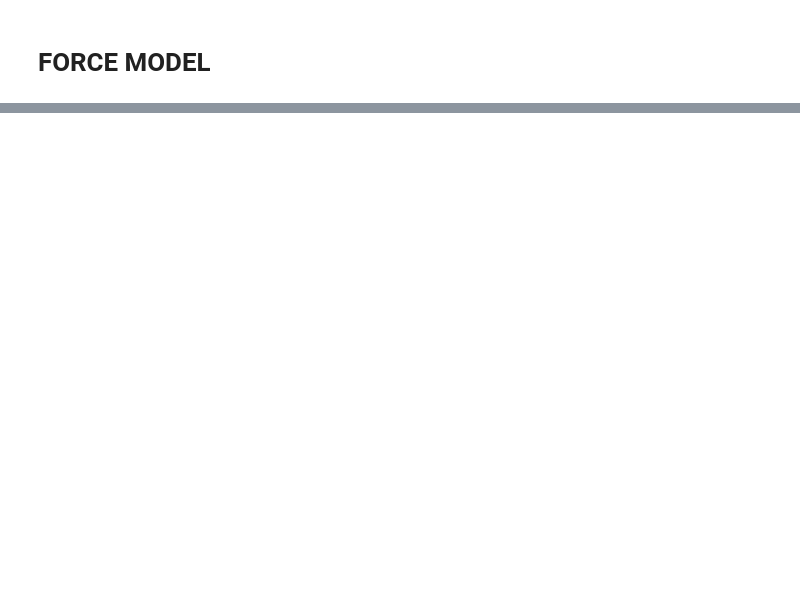
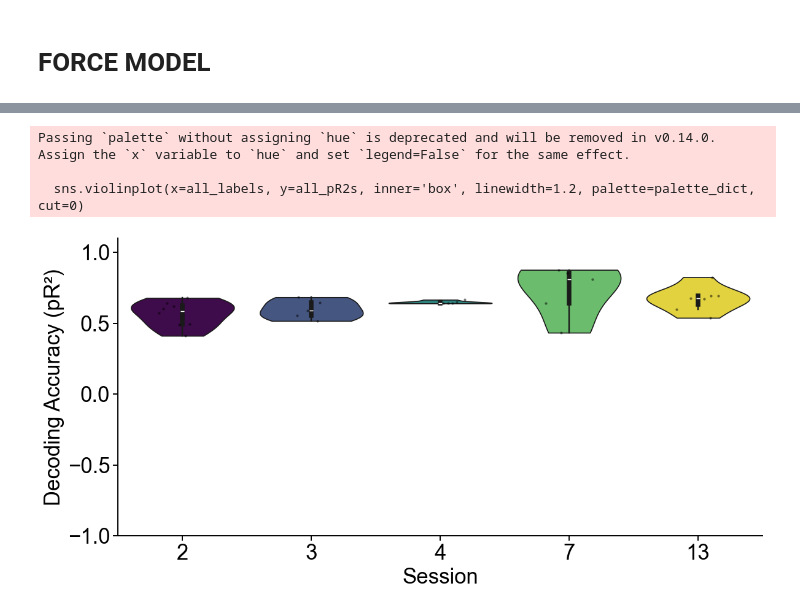
Before and after one commit to natmtc/flexible-motoneuron-control, a Jupyter notebook: GLM_analysis.ipynb, the cells around one changed output, grey strips where cells are left out. Drawn from its saved outputs; the diff is of its cells as text; code cells hidden in the pictures; blank space fills up the shorter version.

```diff
--- a/GLM_analysis.ipynb
+++ b/GLM_analysis.ipynb
@@ -916,0 +1394,64 @@ plt.show()
+# %%
+# === Initialize lists for plotting
+all_pR2s = []
+all_labels = []
+
+# === Sort session names by numeric day index extracted from the session name
+sorted_sessions = sorted(matched_sim_indices.keys(), key=lambda s: int(re.search(r'force(\d+)', s).group(1)))
+
+for session_name in sorted_sessions:
+    matched_indices = matched_sim_indices[session_name]
+    day_label = day_labels.get(session_name)
+
+    if day_label not in session_results:
+        continue
+
+    pr2_dict = session_results[day_label]
+
+    # Get filtered pR² values only for matched simulated neurons
+    filtered_pR2 = [pr2_dict[i] for i in matched_indices if i in pr2_dict]
+
+    if not filtered_pR2:
+        continue
+
+    all_pR2s.extend(filtered_pR2)
+    all_labels.extend([day_label] * len(filtered_pR2))
+
+# === Unique sorted labels
+unique_labels = sorted(set(all_labels), key=lambda s: int(re.search(r'Day(\d+)', s).group(1)))
+N = len(unique_labels)
+
+# === Color palette
+cmap = plt.get_cmap('viridis')
+colors = [cmap(i / (N - 1)) for i in range(N)]
+palette_dict = dict(zip(unique_labels, colors))
+
+# === Plot
+plt.figure(figsize=(12, 6))
+sns.violinplot(x=all_labels, y=all_pR2s, inner='box', linewidth=1.2, palette=palette_dict, cut=0)
+sns.stripplot(x=all_labels, y=all_pR2s, color='k', size=3, jitter=0.2, alpha=0.5)
+
+# === Style
+ax = plt.gca()
+for spine in ax.spines.values():
+    spine.set_linewidth(1.4)
+
+plt.tick_params(width=1.4, length=6, labelsize=25)
+plt.xlabel("Session", fontsize=25, fontname="Arial")
+plt.ylabel("Decoding Accuracy (pR²)", fontsize=25, fontname="Arial")
+# === Remove "Day" from x-axis tick labels
+current_labels = [tick.get_text() for tick in ax.get_xticklabels()]
+numeric_labels = [re.sub(r'Day', '', label) for label in current_labels]
+ax.set_xticklabels(numeric_labels, fontsize=25, rotation=0)
+plt.ylim([-1, 1.1])
+sns.despine(top=True, right=True)
+plt.tight_layout()
+
+# === Save figure
+plt.savefig('/Users/nmt121/Desktop/Figures/GLM_Simulated_force_S2.pdf', dpi=300, bbox_inches='tight')
+plt.show()
+# %% [output]
+Passing `palette` without assigning `hue` is deprecated and will be removed in v0.14.0. Assign the `x` variable to `hue` and set `legend=False` for the same effect.
+
+  sns.violinplot(x=all_labels, y=all_pR2s, inner='box', linewidth=1.2, palette=palette_dict, cut=0)
+[figure, added]
```
Also changed, not shown: parts of 12 cells of this notebook, 3 other files.
